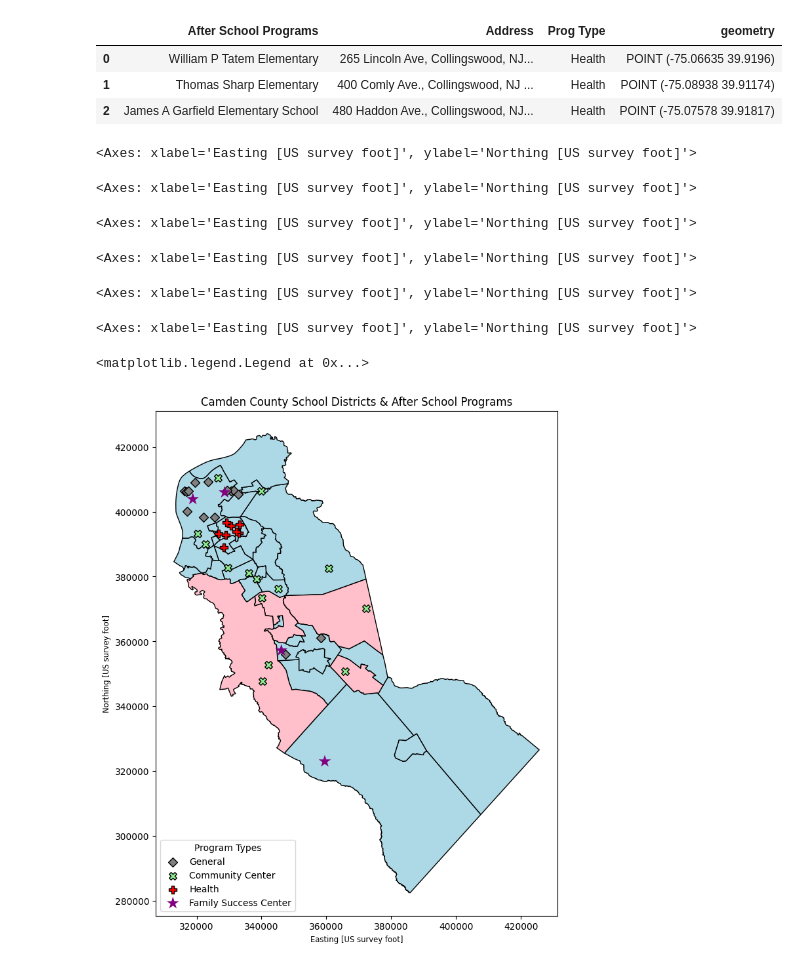
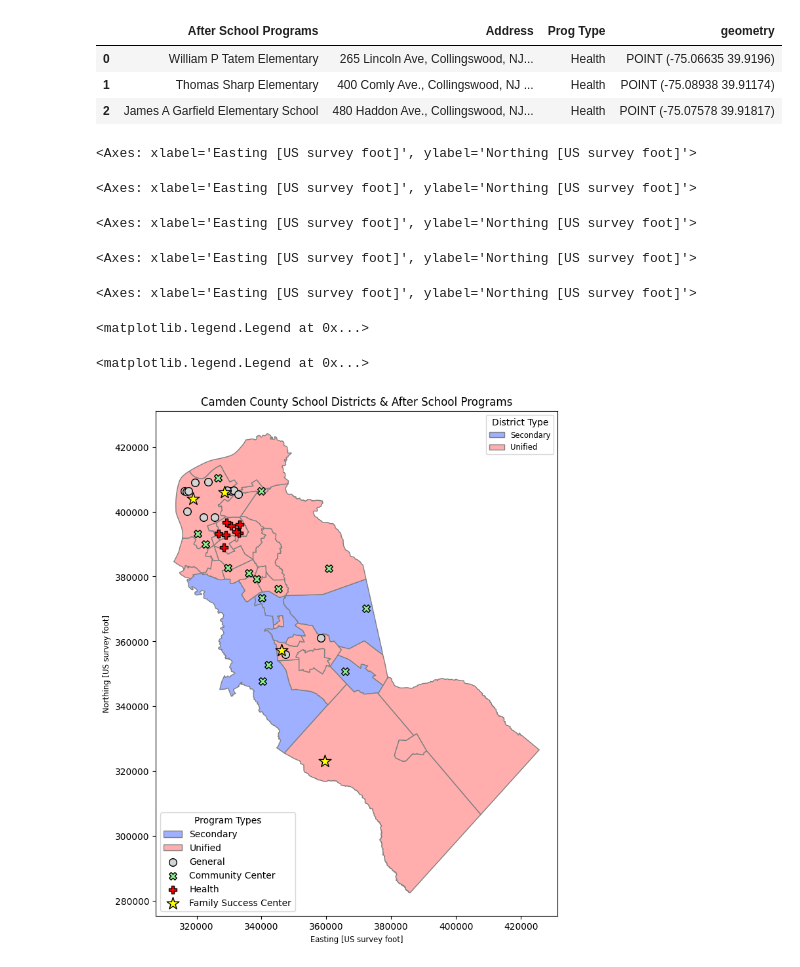
Before and after one commit to MhiyaJ/My-GIS-Stuff, a Jupyter notebook: CCHSDistrict(userblockerror).ipynb, the cells around one changed output. Saved outputs shown, nothing was run; the diff lists cells and outputs as text; code cells hidden in the pictures.

```diff
--- a/CCHSDistrict(userblockerror).ipynb
+++ b/CCHSDistrict(userblockerror).ipynb
@@ -94,0 +97,22 @@ njsch2.plot()
+# %%
+#Googled: How to combine onto 1 spreadsheet
+#Add optional column to keep track where rows come from
+njsch2['type']='Unified'
+njrhs2['type']='Secondary'
+
+#Stack them into one single geodataframe
+cchs=pd.concat([njsch2, njrhs2], ignore_index=True)
+
+#convert back to geodataframe to preserve map plotting capabilities
+cchs=gpd.GeoDataFrame(cchs,geometry='geometry')
+
+cchs.rename(columns={'DIST_NAME' : 'District'}, inplace=True)
+cchs['District'] = cchs['District'].str.upper()
+cchs['District'] = cchs['District'].str.replace("MT. EPHRAIM", "MOUNT EPHRAIM")
+cchs['District'] = cchs['District'].str.replace("LAWNSIDE SCHOOL DISTRIC", "LAWNSIDE SCHOOL DISTRICT")
+cchs["District"] = cchs["District"].str.replace(" PUBLIC SCHOOL DISTRICT", "")
+cchs["District"] = cchs["District"].str.replace(" REGIONAL", "")
+cchs["District"] = cchs["District"].str.replace(" SCHOOL DISTRICT", "")
+cchs["District"] = cchs["District"].str.replace(" BOARD OF EDUCATION", "")
+
+cchs
@@ -168,53 +253,48 @@ PrgXls.head(3)
 | 1 | Thomas Sharp Elementary | 400 Comly Ave., Collingswood, NJ ... | Health | POINT (-75.08938 39.91174) |
 | 2 | James A Garfield Elementary School | 480 Haddon Ave., Collingswood, NJ... | Health | POINT (-75.07578 39.91817) |
 # %%
-# Project the program layers to match the coordinate reference system of the school districts
-PrgGen_proj = PrgGen.to_crs(njsch2.crs)
-PrgCom_proj = PrgCom.to_crs(njsch2.crs)
-PrgHea_proj = PrgHea.to_crs(njsch2.crs)
-PrgFsc_proj = PrgFsc.to_crs(njsch2.crs)
-
 # Original run
 fig, ax = plt.subplots(1, figsize=(10,10))
 
-njsch2.plot(ax=ax, color='lightblue', edgecolor='black',linewidth=1)
-njrhs2.plot(ax=ax, color='pink', edgecolor='black',linewidth=1)
+cchs.plot(ax=ax, column='type', legend=True, cmap='berlin',
+          edgecolor='grey', linewidth=1, legend_kwds={
+          'loc':'upper right', 'title_fontsize':'medium', 'fontsize':'small', 'markerscale':1.4,'title':'District Type'})
 
 # Prompted Gemini to create two legends
 # Save the first legend (District Type) to prevent it from being overwritten
 District_legend = ax.get_legend()
 
-PrgGen_proj.plot(ax=ax, marker='D', color='grey', markersize=50, label='General', edgecolor='black')
+PrgGen_proj.plot(ax=ax, marker='o', color='lightgrey', markersize=70, label='General', edgecolor='black')
 PrgCom_proj.plot(ax=ax, marker='X', color='lightgreen', markersize=70, label='Community Center', edgecolor='black')
 PrgHea_proj.plot(ax=ax, marker='P', color='red', markersize=70, label='Health', edgecolor='black')
-PrgFsc_proj.plot(ax=ax, marker='*', color='purple', markersize=200, label='Family Success Center', edgecolor='none')
+PrgFsc_proj.plot(ax=ax, marker='*', color='yellow', markersize=200, label='Family Success Center', edgecolor='black')
 
 # Create the second legend (for Prog Type) on the lower left
 Program_legend = ax.get_legend()
 
 ax.legend(loc='lower left', title="Program Types")
 # End of original run
 
 
 # Add the first legend back to the axes manually so both are visible
 if District_legend is not None:
     ax.add_artist(District_legend)
 
 # End of Gemini prompts
 
 ax.title.set_text("Camden County School Districts & After School Programs")
 
 # Highlight ellipse (e.g. for Collingswood area)
 ax = Ellipse(xy=(340000, 3930000), width=0.04, height=0.04, edgecolor='b', fc='None', lw=2.5)
 
 #ax.axis('off')
 plt.show()
 # %% [output]
 <Axes: xlabel='Easting [US survey foot]', ylabel='Northing [US survey foot]'>
 <Axes: xlabel='Easting [US survey foot]', ylabel='Northing [US survey foot]'>
 <Axes: xlabel='Easting [US survey foot]', ylabel='Northing [US survey foot]'>
 <Axes: xlabel='Easting [US survey foot]', ylabel='Northing [US survey foot]'>
 <Axes: xlabel='Easting [US survey foot]', ylabel='Northing [US survey foot]'>
-<Axes: xlabel='Easting [US survey foot]', ylabel='Northing [US survey foot]'>
+<matplotlib.legend.Legend at 0x...>
 <matplotlib.legend.Legend at 0x...>
-[figure, old version]
+[figure, new version]
```
Also changed, not shown: parts of 49 cells of this notebook.
